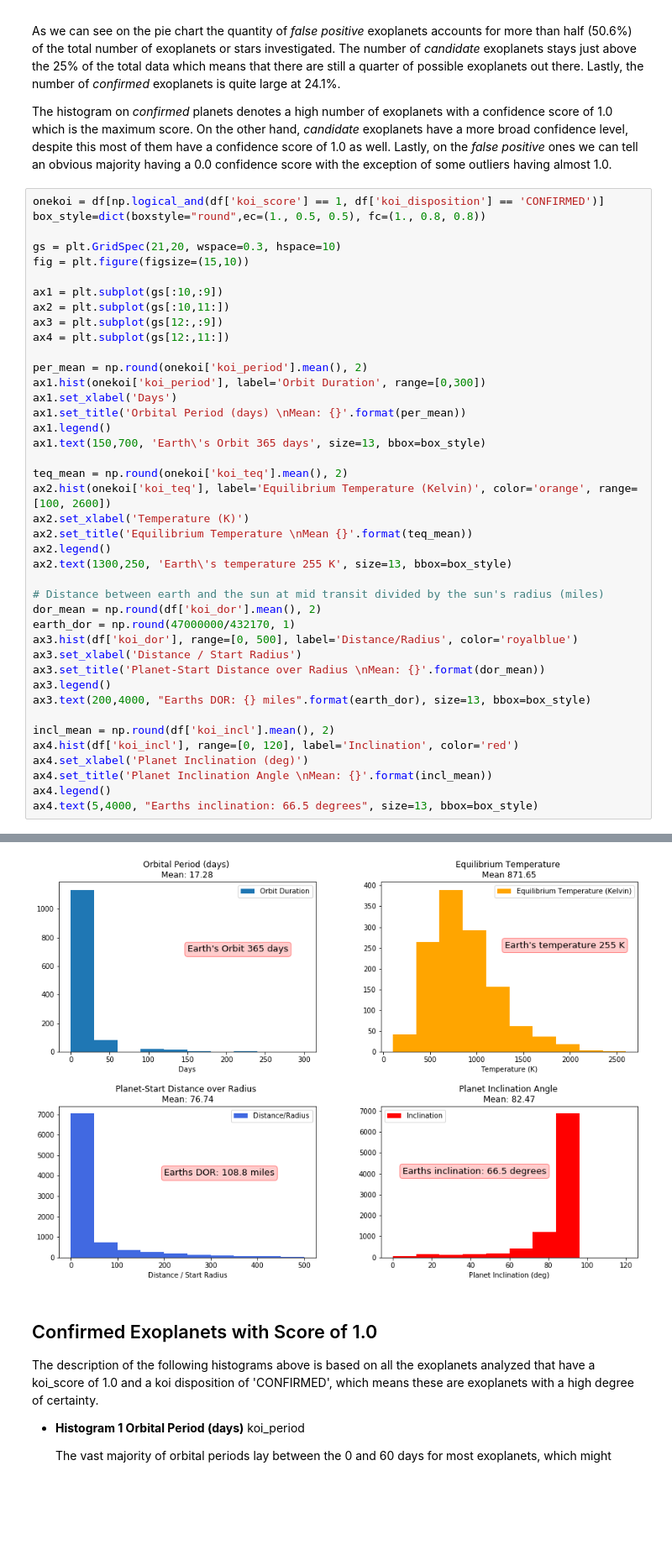
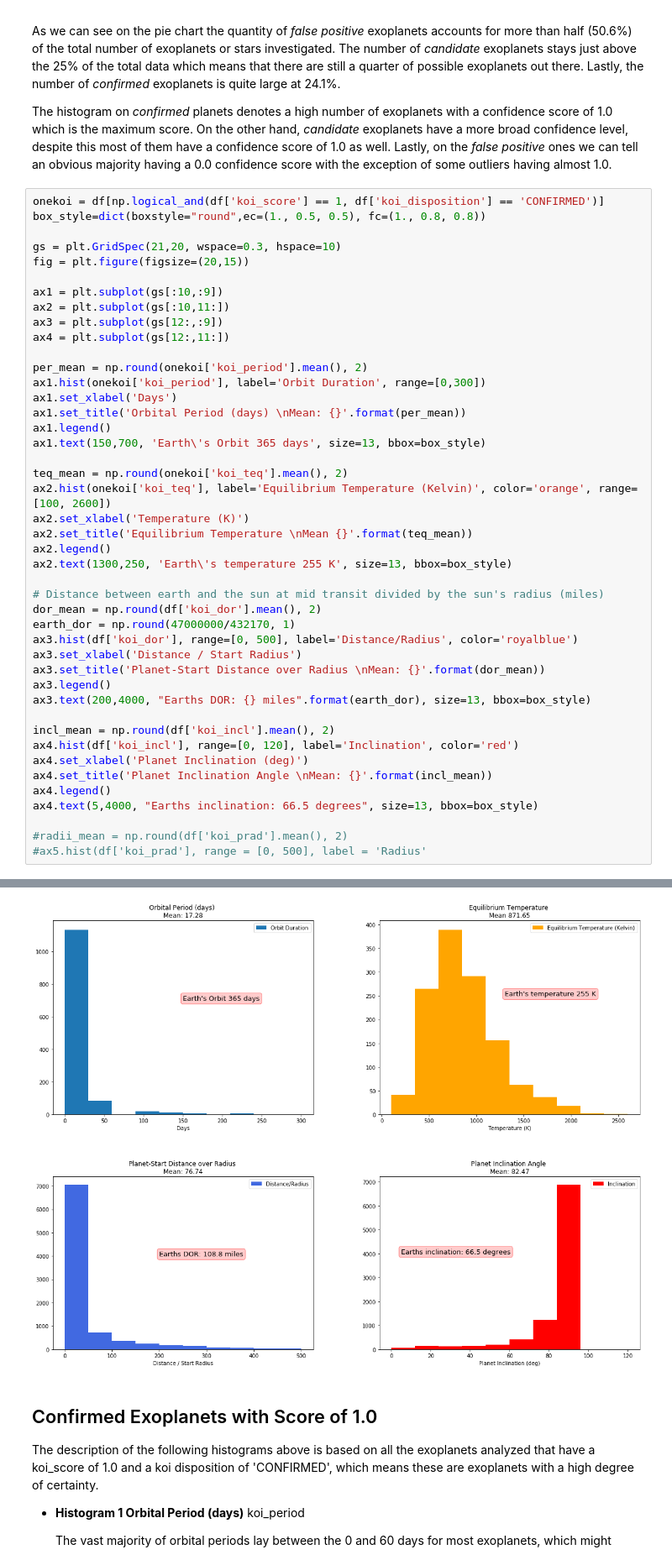
Before and after one commit to aelf2028/KeplerExoplanetSearch, a Jupyter notebook: exoplanet_project.ipynb, the cells around one changed output, grey strips where cells are left out. Shown: that part at 84% size. Drawn from its saved outputs; the diff is of its cells as text; blank space fills up the shorter version.

```diff
--- a/exoplanet_project.ipynb
+++ b/exoplanet_project.ipynb
@@ -125,7 +125,7 @@ onekoi = df[np.logical_and(df['koi_score'] == 1, df['koi_disposition'] == 'CONFI
 box_style=dict(boxstyle="round",ec=(1., 0.5, 0.5), fc=(1., 0.8, 0.8))
 
 gs = plt.GridSpec(21,20, wspace=0.3, hspace=10)
-fig = plt.figure(figsize=(15,10))
+fig = plt.figure(figsize=(20,15))
 
 ax1 = plt.subplot(gs[:10,:9])
 ax2 = plt.subplot(gs[:10,11:])
@@ -136,34 +136,37 @@ per_mean = np.round(onekoi['koi_period'].mean(), 2)
 ax1.hist(onekoi['koi_period'], label='Orbit Duration', range=[0,300])
 ax1.set_xlabel('Days')
 ax1.set_title('Orbital Period (days) \nMean: {}'.format(per_mean))
 ax1.legend()
 ax1.text(150,700, 'Earth\'s Orbit 365 days', size=13, bbox=box_style)
 
 teq_mean = np.round(onekoi['koi_teq'].mean(), 2)
 ax2.hist(onekoi['koi_teq'], label='Equilibrium Temperature (Kelvin)', color='orange', range=[100, 2600])
 ax2.set_xlabel('Temperature (K)')
 ax2.set_title('Equilibrium Temperature \nMean {}'.format(teq_mean))
 ax2.legend()
 ax2.text(1300,250, 'Earth\'s temperature 255 K', size=13, bbox=box_style)
 
 # Distance between earth and the sun at mid transit divided by the sun's radius (miles)
 dor_mean = np.round(df['koi_dor'].mean(), 2)
 earth_dor = np.round(47000000/432170, 1)
 ax3.hist(df['koi_dor'], range=[0, 500], label='Distance/Radius', color='royalblue')
 ax3.set_xlabel('Distance / Start Radius')
 ax3.set_title('Planet-Start Distance over Radius \nMean: {}'.format(dor_mean))
 ax3.legend()
 ax3.text(200,4000, "Earths DOR: {} miles".format(earth_dor), size=13, bbox=box_style)
 
 incl_mean = np.round(df['koi_incl'].mean(), 2)
 ax4.hist(df['koi_incl'], range=[0, 120], label='Inclination', color='red')
 ax4.set_xlabel('Planet Inclination (deg)')
 ax4.set_title('Planet Inclination Angle \nMean: {}'.format(incl_mean))
 ax4.legend()
 ax4.text(5,4000, "Earths inclination: 66.5 degrees", size=13, bbox=box_style)
+
+#radii_mean = np.round(df['koi_prad'].mean(), 2)
+#ax5.hist(df['koi_prad'], range = [0, 500], label = 'Radius'
 # %% [output]
 Text(5, 4000, 'Earths inclination: 66.5 degrees')
-[figure, old version]
+[figure, new version]
 # %% [markdown]
 ## Confirmed Exoplanets with Score of 1.0
 
```
Also changed, not shown: parts of 2 cells of this notebook.
